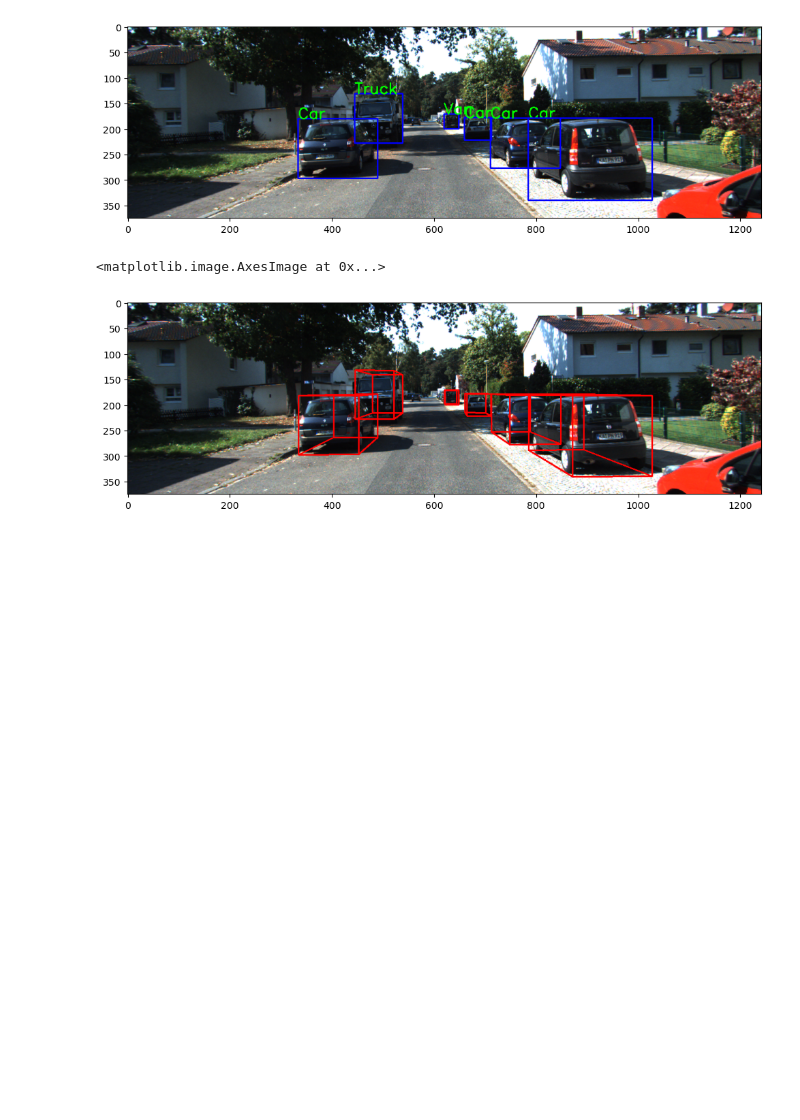
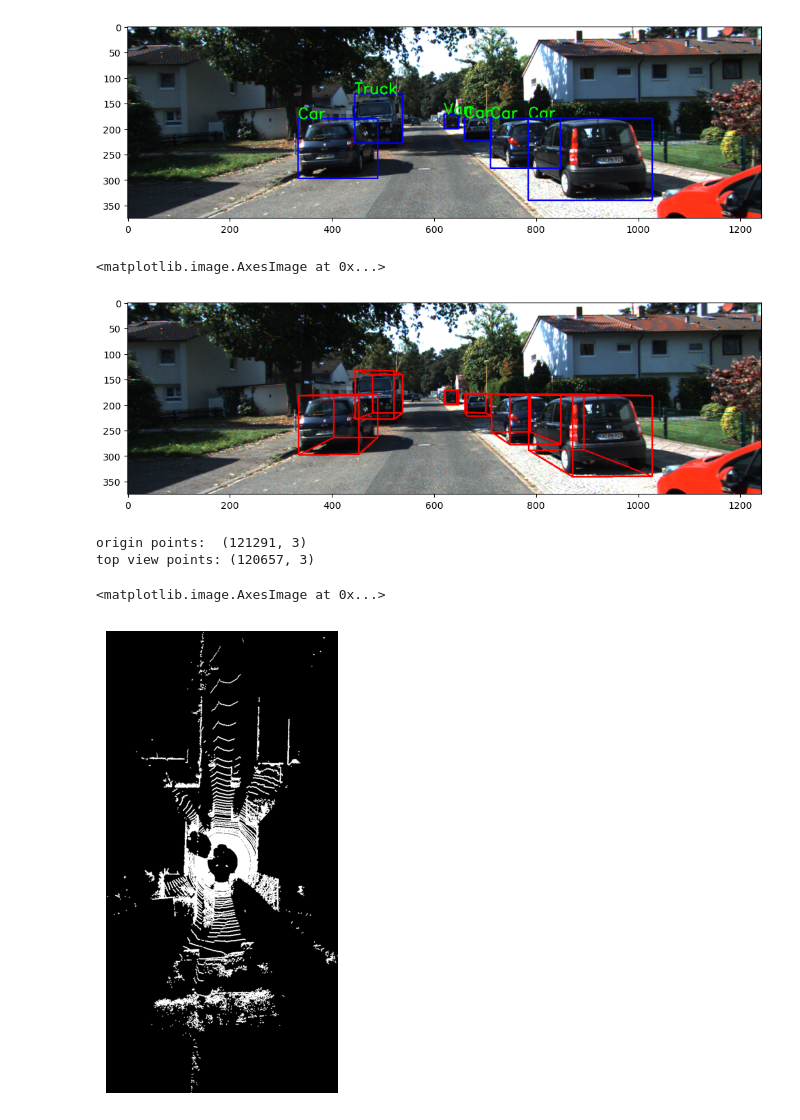
Before and after one commit to Shinwon-Kang/sensor_fusion, a Jupyter notebook: ipynb/kitti_utils.ipynb, the cells around one changed output. Drawn from its saved outputs; the diff is of its cells as text; code cells hidden in the pictures; blank space fills up the shorter version.

Commit message:
feat: add visualization of lidar as a BEV

```diff
--- a/ipynb/kitti_utils.ipynb
+++ b/ipynb/kitti_utils.ipynb
@@ -205,3 +205,34 @@ plt.imshow(object_3d_on_image)
 # %% [output]
 <matplotlib.image.AxesImage at 0x...>
 [figure]
+# %%
+# top view
+
+img_width = 600
+img_height = 1200
+
+top_view = np.zeros((img_height, img_width, 3), dtype=np.uint8)
+
+print('origin points: ', points.shape)
+
+img_points = points.copy()
+img_points[:, 1] = (points[:, 0] / 0.1) + img_height / 2
+img_points[:, 0] = (points[:, 1] / 0.1) + img_width / 2
+
+inds = np.where((img_points[:, 0] < img_width) & (img_points[:, 0] >= 0) &
+                    (img_points[:, 1] < img_height) & (img_points[:, 1] >= 0))[0]
+
+top_view_points = img_points[inds, :]
+print('top view points:', top_view_points.shape)
+
+for point in top_view_points:
+    cv2.circle(top_view, (int(point[0]), int(point[1])), 1, (255, 255, 255), -1)
+
+plt.figure(figsize=(6, 6))
+plt.axis('off')
+plt.imshow(top_view, origin='lower')
+# %% [output]
+origin points:  (121291, 3)
+top view points: (120657, 3)
+<matplotlib.image.AxesImage at 0x...>
+[figure, added]
```
Also changed, not shown: parts of 1 cell of this notebook, 2 other files.
